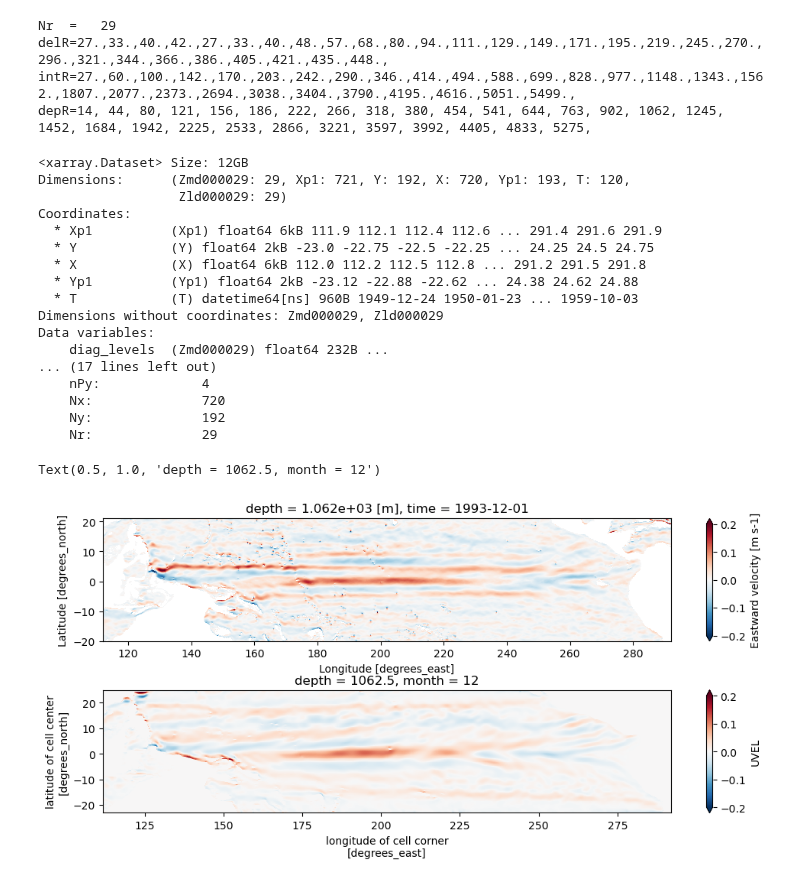
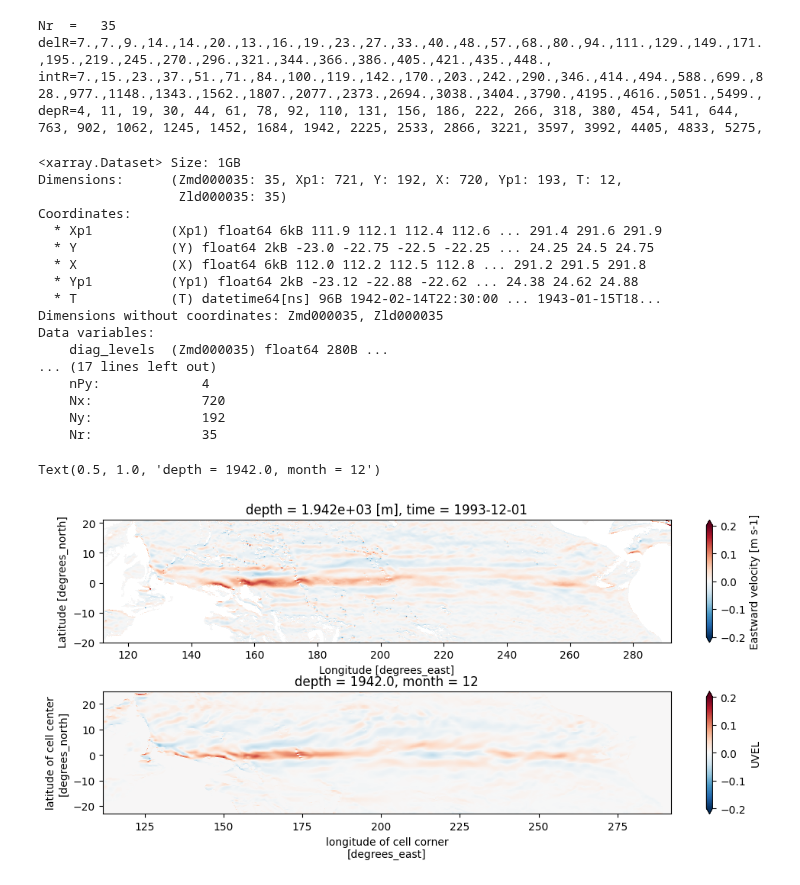
Before and after one commit to FattyZH/eqp-dlfv-mitgcm-era5, a Jupyter notebook: script/ana_251013.ipynb, the cells around one changed output. Drawn from its saved outputs; the diff is of its cells as text; code cells hidden in the pictures.

```diff
--- a/script/ana_251013.ipynb
+++ b/script/ana_251013.ipynb
@@ -3,7 +3,7 @@ import xarray as xr
 import numpy as np
 import matplotlib.pyplot as plt
 fclim = '../../data/cmems_climatology_mon.nc'
-path1 = '../output/dync.nc'
+path1 = '../output/251210/dync.nc'
 # new vertical grid
 ds = xr.open_dataset(fclim)
 dep = ds['depth'].values
@@ -12,7 +12,7 @@ lev = 0
 for i in range(dep.size):
     dr[i] = 2*(dep[i]-lev)
     lev += dr[i]
-Rid = [0,14,19,22,24]+[id for id in range(25,dep.size)]
+Rid = [0,6,10,13,16,18,20,21,22,23,24]+[id for id in range(25,dep.size)]
 dR = np.zeros(len(Rid)-1)
 for i in range(len(Rid)-1):
     dR[i] = dr[Rid[i]:Rid[i+1]].sum()
@@ -25,55 +25,53 @@ print('delR='+''.join(f"{x:.0f}.," for x in dR))
 print('intR='+''.join(f"{x:.0f}.," for x in intR))
 print('depR='+''.join(f"{x:.0f}, " for x in dep))
 # %% [output]
-Nr  =   29
-delR=27.,33.,40.,42.,27.,33.,40.,48.,57.,68.,80.,94.,111.,129.,149.,171.,195.,219.,245.,270.,296.,321.,344.,366.,386.,405.,421.,435.,448.,
-intR=27.,60.,100.,142.,170.,203.,242.,290.,346.,414.,494.,588.,699.,828.,977.,1148.,1343.,1562.,1807.,2077.,2373.,2694.,3038.,3404.,3790.,4195.,4616.,5051.,5499.,
-depR=14, 44, 80, 121, 156, 186, 222, 266, 318, 380, 454, 541, 644, 763, 902, 1062, 1245, 1452, 1684, 1942, 2225, 2533, 2866, 3221, 3597, 3992, 4405, 4833, 5275,
+Nr  =   35
+delR=7.,7.,9.,14.,14.,20.,13.,16.,19.,23.,27.,33.,40.,48.,57.,68.,80.,94.,111.,129.,149.,171.,195.,219.,245.,270.,296.,321.,344.,366.,386.,405.,421.,435.,448.,
+intR=7.,15.,23.,37.,51.,71.,84.,100.,119.,142.,170.,203.,242.,290.,346.,414.,494.,588.,699.,828.,977.,1148.,1343.,1562.,1807.,2077.,2373.,2694.,3038.,3404.,3790.,4195.,4616.,5051.,5499.,
+depR=4, 11, 19, 30, 44, 61, 78, 92, 110, 131, 156, 186, 222, 266, 318, 380, 454, 541, 644, 763, 902, 1062, 1245, 1452, 1684, 1942, 2225, 2533, 2866, 3221, 3597, 3992, 4405, 4833, 5275,
 # %%
 ds = xr.open_dataset(fclim)
 # %%
 
-intR=np.array([0, 27.,60.,100.,142.,170.,203.,242.,290.,346.,414.,
-               494.,588.,699.,828.,977.,1148.,1343.,1562.,1807.,
-               2077.,2373.,2694.,3038.,3404.,3790.,4195.,4616.,5051.,5499.])
+intR=np.array([7.,15.,23.,37.,51.,71.,84.,100.,119.,142.,170.,203.,242.,290.,346.,414.,494.,588.,699.,828.,977.,1148.,1343.,1562.,1807.,2077.,2373.,2694.,3038.,3404.,3790.,4195.,4616.,5051.,5499.])
 dep = (intR[:-1]+intR[1:])/2
 
 vmax = 0.2
 mon = 11
-yr = 10
+yr = 2
 a = xr.open_dataset(fclim)
 b = xr.open_dataset(path1).isel(T=slice(yr*12,12*(yr+10)))
 display(b)
 fg = plt.figure(figsize=(12,5))
 gs = fg.add_gridspec(2, 1, hspace=0.4)
 plt.subplot(gs[0])
 
-a['uo'][mon,35,:,:].plot(vmin=-vmax,vmax=vmax,cmap='RdBu_r',extend='both')
+a['uo'][mon,39,:,:].plot(vmin=-vmax,vmax=vmax,cmap='RdBu_r',extend='both')
 plt.xlim(112,292)
 plt.ylim(-20,21)
-lev = 15
+lev = 24
 plt.subplot(gs[1])
 bb = b['UVEL'][mon::12,lev,:,:].mean('T')
 bb.plot(vmin=-vmax,vmax=vmax,cmap='RdBu_r',extend='both')
 plt.title(f'depth = {dep[lev]}, month = {mon+1}')
 # %% [output]
-<xarray.Dataset> Size: 12GB
-Dimensions:      (Zmd000029: 29, Xp1: 721, Y: 192, X: 720, Yp1: 193, T: 120,
-                  Zld000029: 29)
+<xarray.Dataset> Size: 1GB
+Dimensions:      (Zmd000035: 35, Xp1: 721, Y: 192, X: 720, Yp1: 193, T: 12,
+                  Zld000035: 35)
 Coordinates:
   * Xp1          (Xp1) float64 6kB 111.9 112.1 112.4 112.6 ... 291.4 291.6 291.9
   * Y            (Y) float64 2kB -23.0 -22.75 -22.5 -22.25 ... 24.25 24.5 24.75
   * X            (X) float64 6kB 112.0 112.2 112.5 112.8 ... 291.2 291.5 291.8
   * Yp1          (Yp1) float64 2kB -23.12 -22.88 -22.62 ... 24.38 24.62 24.88
-  * T            (T) datetime64[ns] 960B 1949-12-24 1950-01-23 ... 1959-10-03
-Dimensions without coordinates: Zmd000029, Zld000029
+  * T            (T) datetime64[ns] 96B 1942-02-14T22:30:00 ... 1943-01-15T18...
+Dimensions without coordinates: Zmd000035, Zld000035
 Data variables:
-    diag_levels  (Zmd000029) float64 232B ...
+    diag_levels  (Zmd000035) float64 280B ...
 ... (17 lines left out)
     nPy:             4
     Nx:              720
     Ny:              192
-    Nr:              29
+    Nr:              35
-Text(0.5, 1.0, 'depth = 1062.5, month = 12')
+Text(0.5, 1.0, 'depth = 1942.0, month = 12')
-[figure, old version]
+[figure, new version]
 # %%
```
Also changed, not shown: parts of 2 cells of this notebook, 2 other files.
